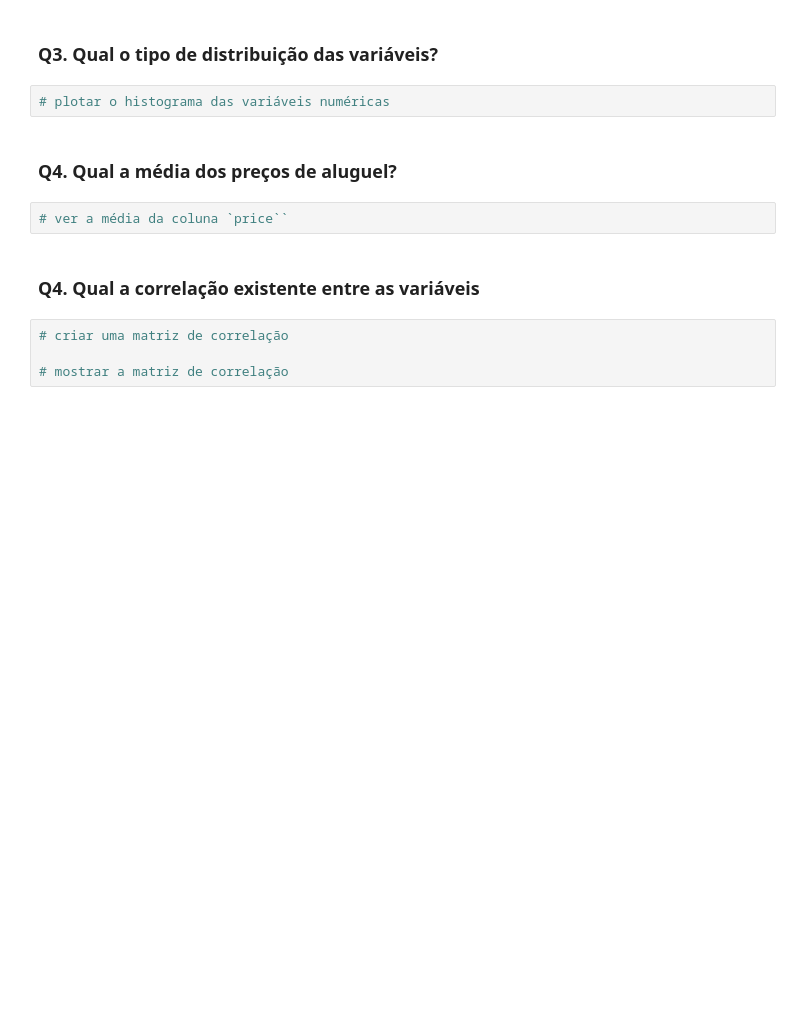
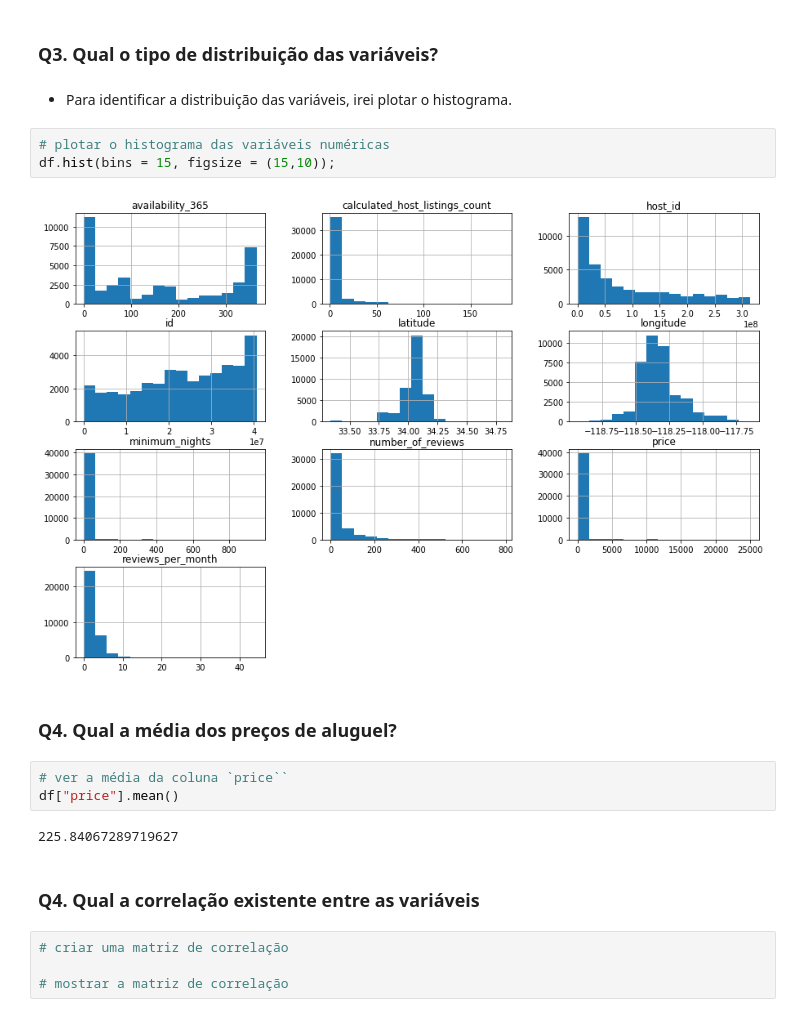
Before and after one commit to eliasfeitoza/Curso-Data-Science-na-Pratica, a Jupyter notebook: Analisando_os_Dados_do_Airbnb.ipynb, the cells around one changed output. Saved outputs shown, nothing was run; the diff lists cells and outputs as text; blank space fills up the shorter version.

```diff
--- a/Analisando_os_Dados_do_Airbnb.ipynb
+++ b/Analisando_os_Dados_do_Airbnb.ipynb
@@ -116,11 +148,19 @@ dtype: object
 # %% [markdown]
 ### **Q3. Qual o tipo de distribuição das variáveis?**
+# %% [markdown]
+* Para identificar a distribuição das variáveis, irei plotar o histograma.
 # %%
 # plotar o histograma das variáveis numéricas
+df.hist(bins = 15, figsize = (15,10));
+# %% [output]
+[figure, added]
 # %% [markdown]
 ### **Q4. Qual a média dos preços de aluguel?**
 # %%
 # ver a média da coluna `price``
+df["price"].mean()
+# %% [output]
+225.84067289719627
 # %% [markdown]
 ### **Q4. Qual a correlação existente entre as variáveis**
 # %%
```
Also changed, not shown: parts of 2 cells of this notebook.
